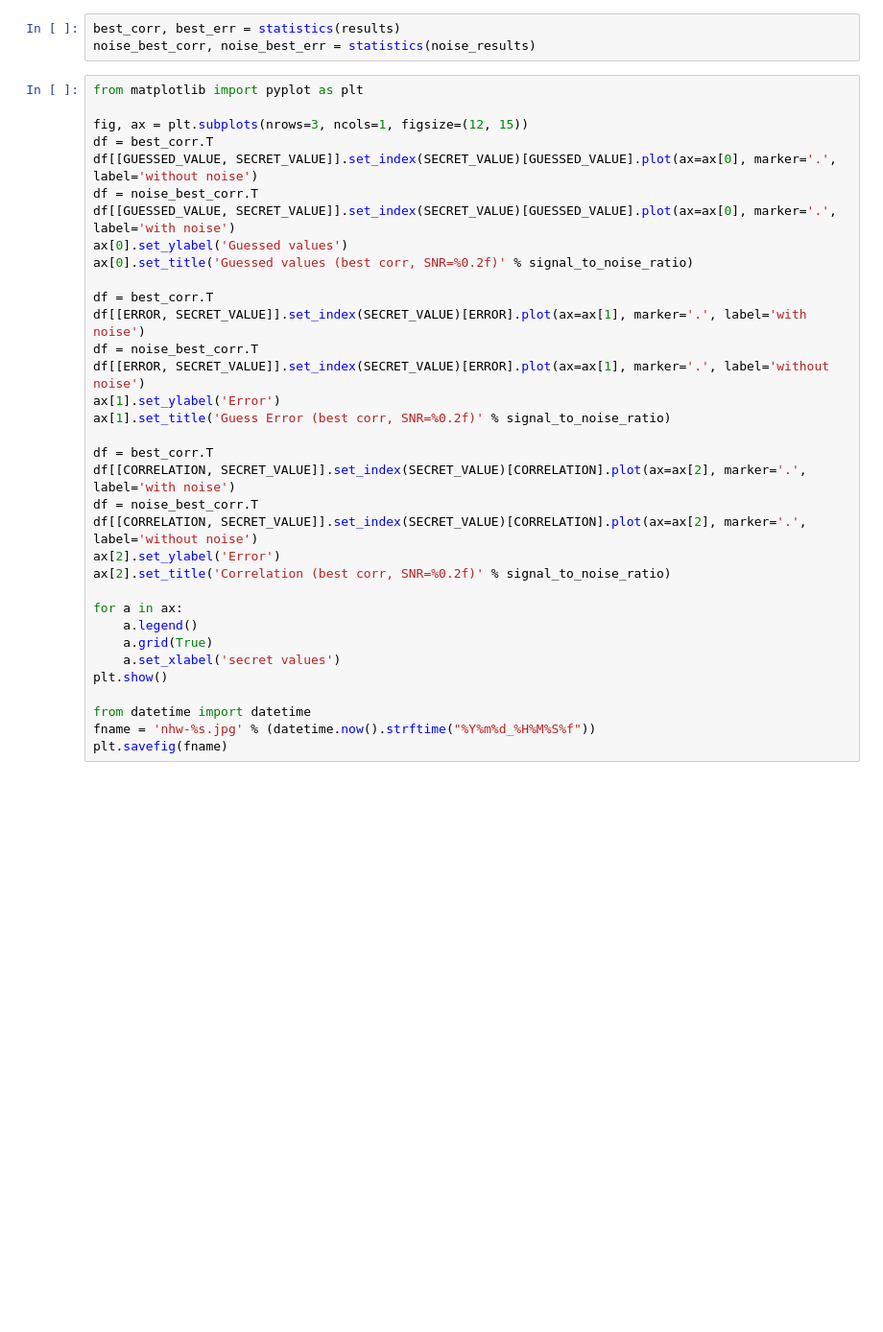
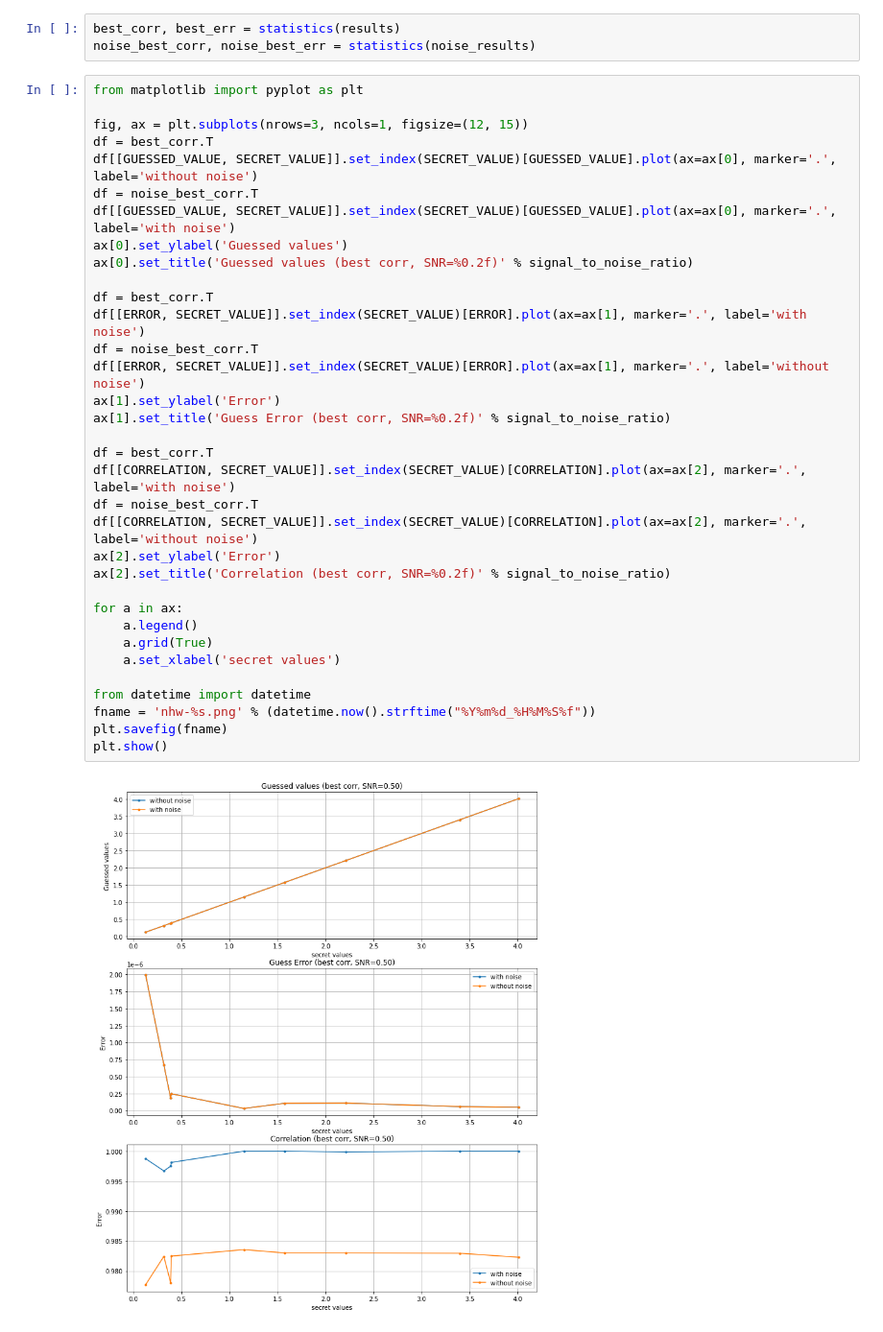
Before and after one commit to mu-triv/DPACv4, a Jupyter notebook: noise_hwp.ipynb, the cells around one changed output. Shown at 96% size. Saved outputs shown, nothing was run; the diff lists cells and outputs as text; blank space fills up the shorter version.

```diff
--- a/noise_hwp.ipynb
+++ b/noise_hwp.ipynb
@@ -276,35 +287,37 @@ from matplotlib import pyplot as plt
 
 fig, ax = plt.subplots(nrows=3, ncols=1, figsize=(12, 15))
 df = best_corr.T
 df[[GUESSED_VALUE, SECRET_VALUE]].set_index(SECRET_VALUE)[GUESSED_VALUE].plot(ax=ax[0], marker='.', label='without noise')
 df = noise_best_corr.T
 df[[GUESSED_VALUE, SECRET_VALUE]].set_index(SECRET_VALUE)[GUESSED_VALUE].plot(ax=ax[0], marker='.', label='with noise')
 ax[0].set_ylabel('Guessed values')
 ax[0].set_title('Guessed values (best corr, SNR=%0.2f)' % signal_to_noise_ratio)
 
 df = best_corr.T
 df[[ERROR, SECRET_VALUE]].set_index(SECRET_VALUE)[ERROR].plot(ax=ax[1], marker='.', label='with noise')
 df = noise_best_corr.T
 df[[ERROR, SECRET_VALUE]].set_index(SECRET_VALUE)[ERROR].plot(ax=ax[1], marker='.', label='without noise')
 ax[1].set_ylabel('Error')
 ax[1].set_title('Guess Error (best corr, SNR=%0.2f)' % signal_to_noise_ratio)
 
 df = best_corr.T
 df[[CORRELATION, SECRET_VALUE]].set_index(SECRET_VALUE)[CORRELATION].plot(ax=ax[2], marker='.', label='with noise')
 df = noise_best_corr.T
 df[[CORRELATION, SECRET_VALUE]].set_index(SECRET_VALUE)[CORRELATION].plot(ax=ax[2], marker='.', label='without noise')
 ax[2].set_ylabel('Error')
 ax[2].set_title('Correlation (best corr, SNR=%0.2f)' % signal_to_noise_ratio)
 
 for a in ax:
     a.legend()
     a.grid(True)
     a.set_xlabel('secret values')
-plt.show()
 
 from datetime import datetime
-fname = 'nhw-%s.jpg' % (datetime.now().strftime("%Y%m%d_%H%M%S%f"))
+fname = 'nhw-%s.png' % (datetime.now().strftime("%Y%m%d_%H%M%S%f"))
 plt.savefig(fname)
+plt.show()
+# %% [output]
+[figure, added]
 # %%
 from matplotlib import pyplot as plt
 
```
Also changed, not shown: parts of 3 cells of this notebook, 4 other files.
